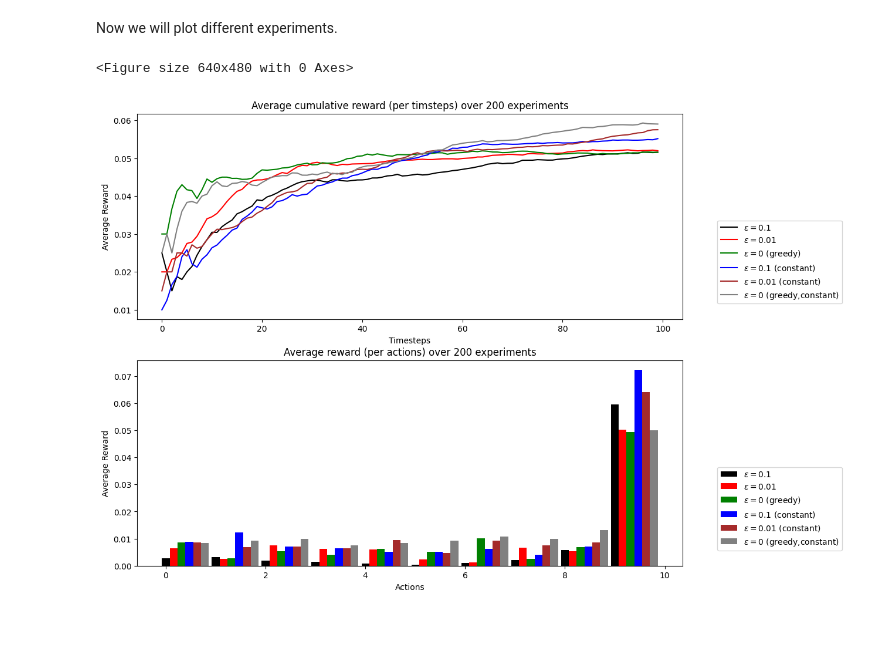
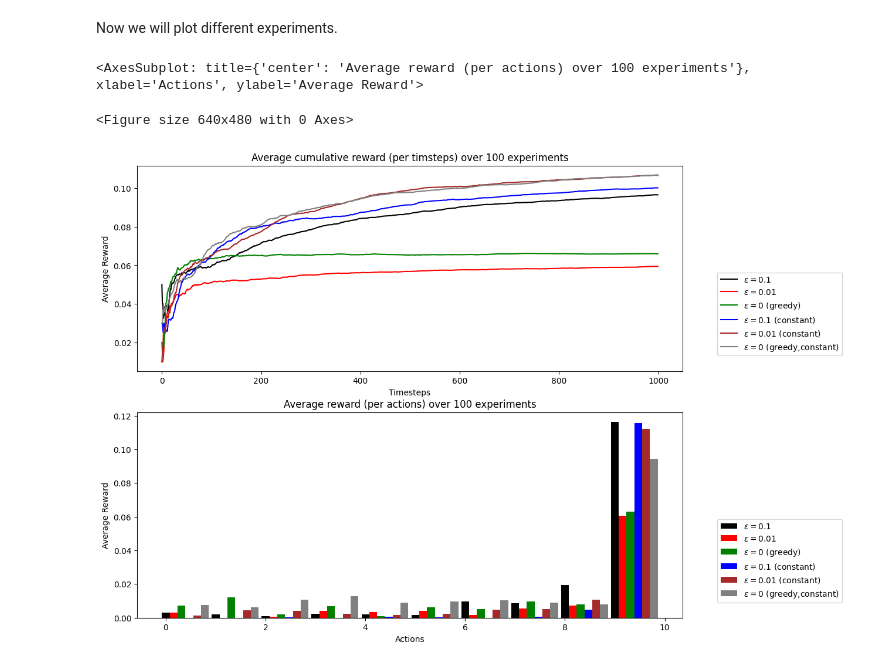
Before and after one commit to ArnolFokam/reinforcement-learning-lab, a Jupyter notebook: notebooks/multi-armed-bandits.ipynb, the cells around one changed output. Cells and saved outputs as stored; diff of their text form; code cells hidden in the pictures; blank space fills up the shorter version.

```diff
--- a/notebooks/multi-armed-bandits.ipynb
+++ b/notebooks/multi-armed-bandits.ipynb
@@ -68,8 +68,8 @@ The next steps is to run a simulation with different approach to solving the mul
 # %%
 num_actions = 10
 line_length = 256
-timesteps = 100
-num_experiments = 200
+timesteps = 1000
+num_experiments = 100
 
 specs = {
     "$\epsilon=0.1$": {
@@ -126,21 +126,22 @@ from rl_lab.plotter import plot_lines, plot_bars
 # %%
 plt.tight_layout(pad=20.0)
 
 fig, ax = plt.subplots(2, 1, figsize=(12, 10))
 
 # average reward per timesteps
 plot_lines(ax[0], results,
            x_values=range(timesteps),
            y_key="average_reward_per_timesteps",
            title=f"Average cumulative reward (per timsteps) over {num_experiments} experiments",
            x_label="Timesteps", y_label="Average Reward")
 
 # Average reward expectation of the model per timesteps
 plot_bars(ax[1], results,
            bins=np.linspace(0, num_actions - 1, num_actions),
-           y="average_reward_per_actions",
+           y_key="average_reward_per_actions",
            title=f'Average reward (per actions) over {num_experiments} experiments',
            x_label="Actions", y_label="Average Reward")
 # %% [output]
-<Figure size 640x480 with 0 Axes>
+<AxesSubplot: title={'center': 'Average reward (per actions) over 100 experiments'}, xlabel='Actions', ylabel='Average Reward'>
+<Figure size 640x480 with 0 Axes>
-[figure, old version]
+[figure, new version]
```
Also changed, not shown: parts of 2 cells of this notebook, 3 other files.
